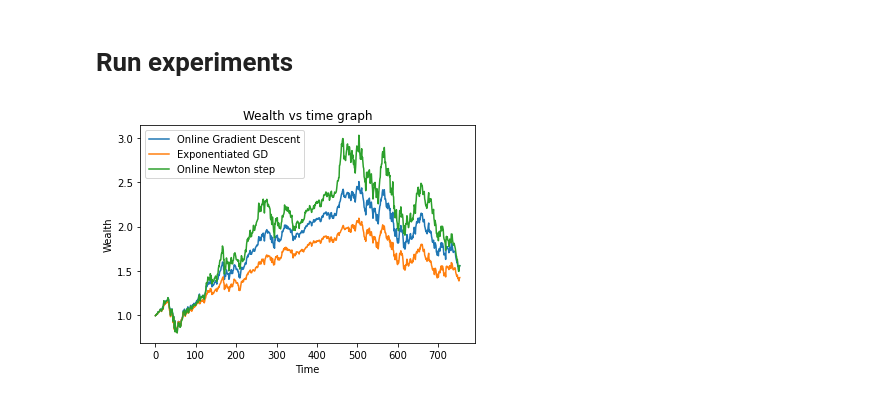
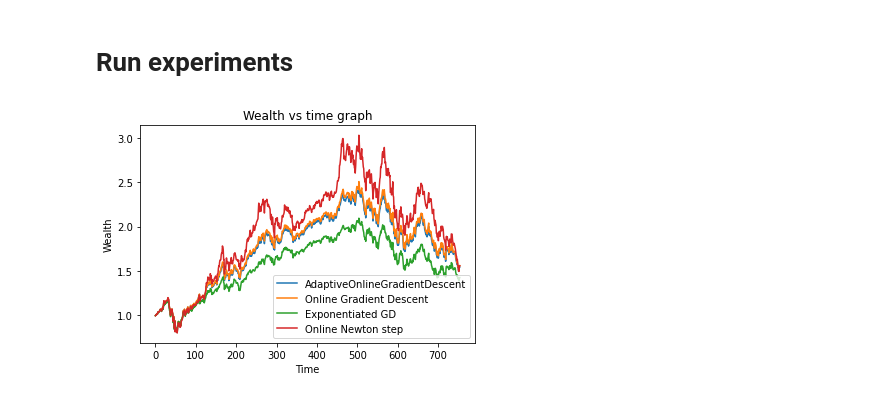
Before and after one commit to bc0428/Online-Portfolio-Optimization, a Jupyter notebook: FetchPortfoliioData.ipynb, the cells around one changed output. Drawn from its saved outputs; the diff is of its cells as text; code cells hidden in the pictures.

```diff
--- a/FetchPortfoliioData.ipynb
+++ b/FetchPortfoliioData.ipynb
@@ -256,3 +257,25 @@ class OnlineGradientDescent(Methods):
+# %%
+class AdaptiveOnlineGradientDescent(Methods):
+    def __str__(self):
+        return "Adaptive Online Gradient Descent"
+
+    def solve(self):
+        x = x0
+        wealth = wealth_0
+        gradient_norm_squared_sum = 0
+
+        for t in range(1, len(ratio_vectors)):
+            rt = ratio_vectors[t]
+            wealth *= (x @ rt)
+            self.wealths.append(wealth)
+
+            gradient_norm_squared_sum += rt @ rt
+            stepsize = np.sqrt(2) * D / (2 * np.sqrt(gradient_norm_squared_sum))
+
+            y1 = x - stepsize * gradient(rt, x)
+            x1 = euclidean_projection(y1)
+
+            x = x1
 # %% [markdown]
 ## Online Newton step
 # %%
@@ -289,19 +312,22 @@ class OnlineNewtonStep(Methods):
 # %%
 ogd = OnlineGradientDescent()
 lftl = LinearizedFTL()
 egd = ExponentiatedGD()
 ons = OnlineNewtonStep()
+aogd = AdaptiveOnlineGradientDescent()
 
 ogd.solve()
 lftl.solve()
 egd.solve()
 ons.solve()
+aogd.solve()
 
+aogd.plot_wealths()
 ogd.plot_wealths()
-# lftl.plot_wealths()
 egd.plot_wealths()
 ons.plot_wealths()
+# lftl.plot_wealths()
 
 plt.show()
 # %% [output]
-[figure, old version]
+[figure, new version]
```
Also changed, not shown: parts of 4 cells of this notebook, 6 other files.
